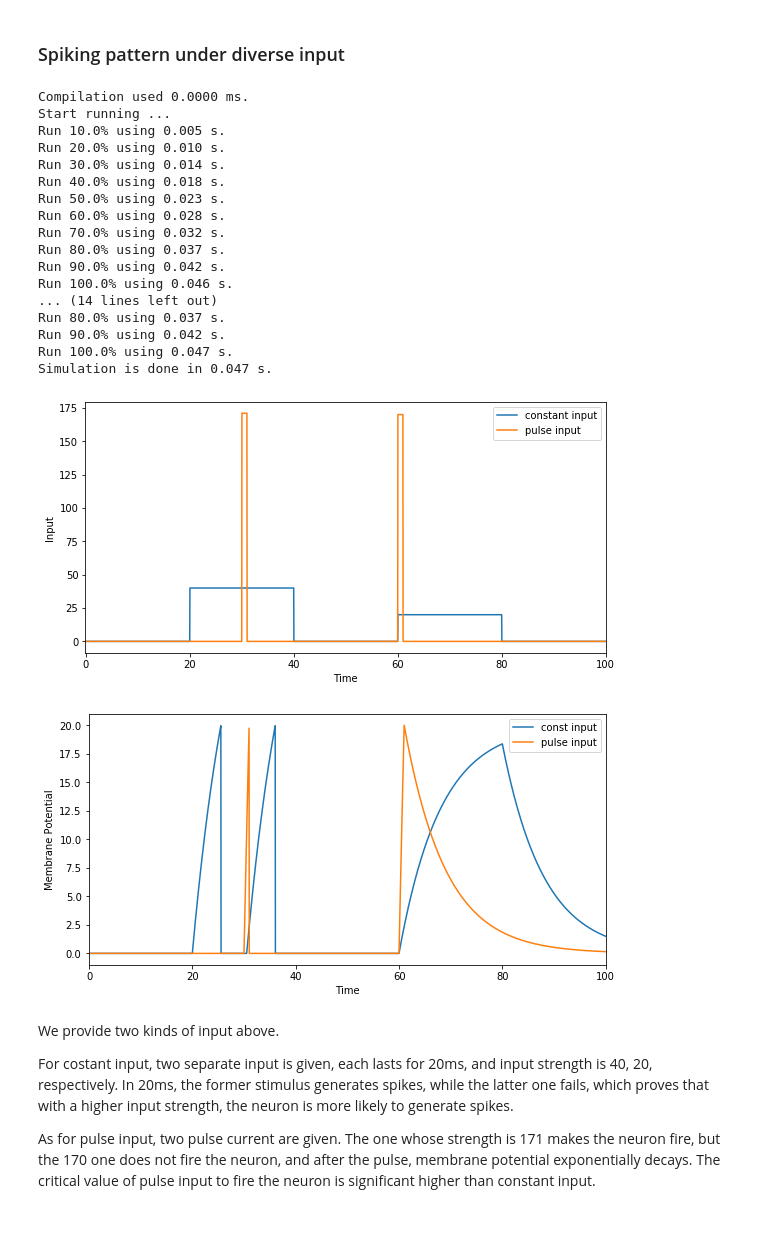
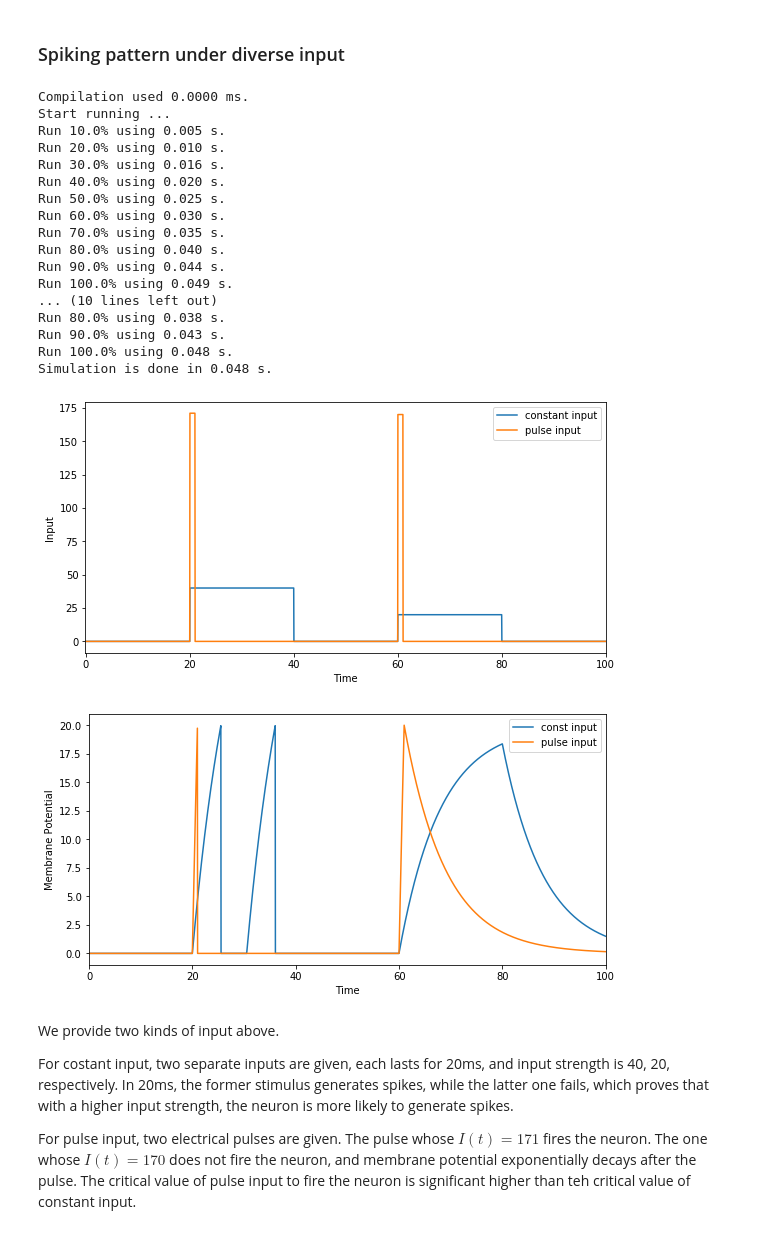
Before and after one commit to Gracewx/BrainPy-Models, a Jupyter notebook: docs/neurons/LIF_model.ipynb, the cells around one changed output. Saved outputs shown, nothing was run; the diff lists cells and outputs as text; code cells hidden in the pictures.

```diff
--- a/docs/neurons/LIF_model.ipynb
+++ b/docs/neurons/LIF_model.ipynb
@@ -274,7 +270,7 @@ input_cst = current
 potential_cst = single_neu3.mon.Vm[:, 0]
 
 #pulse input
-current = nb.inputs.spike_current([30,  60],    # pulse points
+current = nb.inputs.spike_current([20,  60],    # pulse points
                                   [1,   1],     # pulse durations
                                   [171, 170],   # pulse strength/sizes
                                   duration)     # total duration
@@ -291,51 +287,51 @@ net.run(duration = duration, inputs = [single_neu4, "ST.input", current], report
 dur_pul = net.ts
 input_pul = current
 potential_pul = single_neu4.mon.Vm[:, 0]
 
 #paint
 ts = net.ts
 fig, gs = nb.visualize.get_figure(1, 1, 4, 8)
 fig.add_subplot(gs[0, 0])
 plt.xlabel('Time')
 plt.ylabel('Input')
 plt.xlim(-0.1, net._run_time + 0.1)
 plt.plot(ts, input_cst, label = f'constant input')
 plt.plot(ts, input_pul, label = f'pulse input')
 plt.legend()
 plt.show()
 
 fig, gs = nb.visualize.get_figure(1, 1, 4, 8)
 fig.add_subplot(gs[0, 0])
 plt.xlabel('Time')
 plt.ylabel('Membrane Potential')
 plt.xlim(-0.1, net._run_time + 0.1)
 plt.plot(ts, potential_cst, label = f'const input')
 plt.plot(ts, potential_pul, label = f'pulse input')
 plt.legend()
 plt.show()
 # %% [output]
 Compilation used 0.0000 ms.
 Start running ...
 Run 10.0% using 0.005 s.
 Run 20.0% using 0.010 s.
-Run 30.0% using 0.014 s.
-Run 40.0% using 0.018 s.
-Run 50.0% using 0.023 s.
-Run 60.0% using 0.028 s.
-Run 70.0% using 0.032 s.
-Run 80.0% using 0.037 s.
-Run 90.0% using 0.042 s.
-Run 100.0% using 0.046 s.
-... (14 lines left out)
-Run 80.0% using 0.037 s.
-Run 90.0% using 0.042 s.
-Run 100.0% using 0.047 s.
-Simulation is done in 0.047 s.
+Run 30.0% using 0.016 s.
+Run 40.0% using 0.020 s.
+Run 50.0% using 0.025 s.
+Run 60.0% using 0.030 s.
+Run 70.0% using 0.035 s.
+Run 80.0% using 0.040 s.
+Run 90.0% using 0.044 s.
+Run 100.0% using 0.049 s.
+... (10 lines left out)
+Run 80.0% using 0.038 s.
+Run 90.0% using 0.043 s.
+Run 100.0% using 0.048 s.
+Simulation is done in 0.048 s.
-[figure, old version]
+[figure, new version]
-[figure, old version]
+[figure, new version]
 # %% [markdown]
 We provide two kinds of input above.
 
-For costant input, two separate input is given, each lasts for 20ms, and input strength is 40, 20, respectively. In 20ms, the former stimulus generates spikes, while the latter one fails, which proves that with a higher input strength, the neuron is more likely to generate spikes.
+For costant input, two separate inputs are given, each lasts for 20ms, and input strength is 40, 20, respectively. In 20ms, the former stimulus generates spikes, while the latter one fails, which proves that with a higher input strength, the neuron is more likely to generate spikes.
 
-As for pulse input, two pulse current are given. The one whose strength is 171 makes the neuron fire, but the 170 one does not fire the neuron, and after the pulse, membrane potential exponentially decays. The critical value of pulse input to fire the neuron is significant higher than constant input.
+For pulse input, two electrical pulses are given. The pulse whose $I(t) = 171$ fires the neuron. The one whose $I(t) = 170$ does not fire the neuron, and membrane potential exponentially decays after the pulse. The critical value of pulse input to fire the neuron is significant higher than teh critical value of constant input.
```
Also changed, not shown: parts of 5 cells of this notebook, 1 other file.
